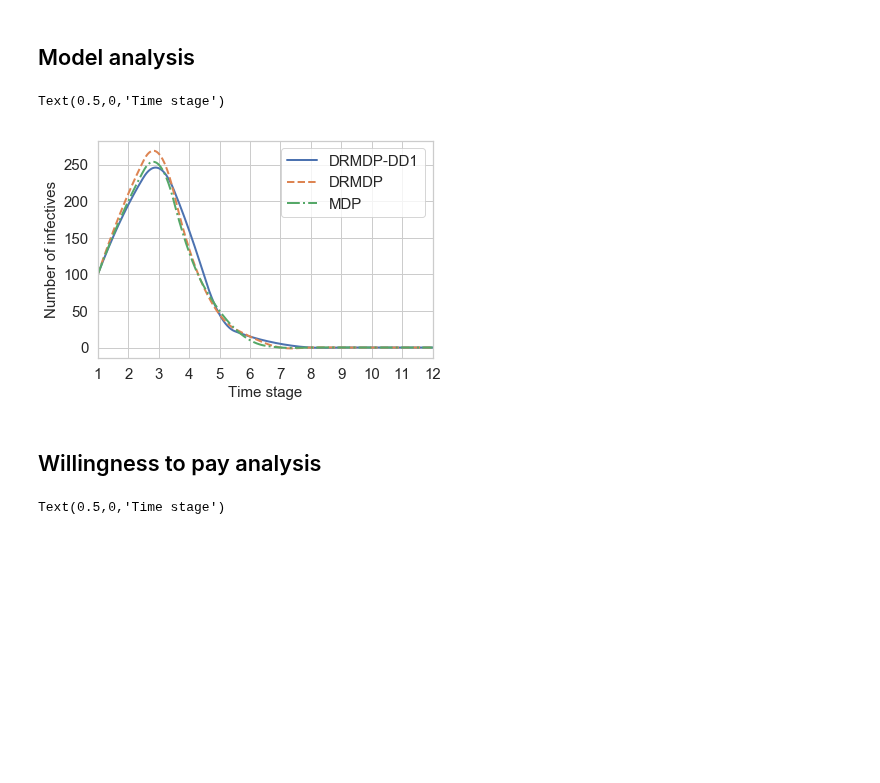
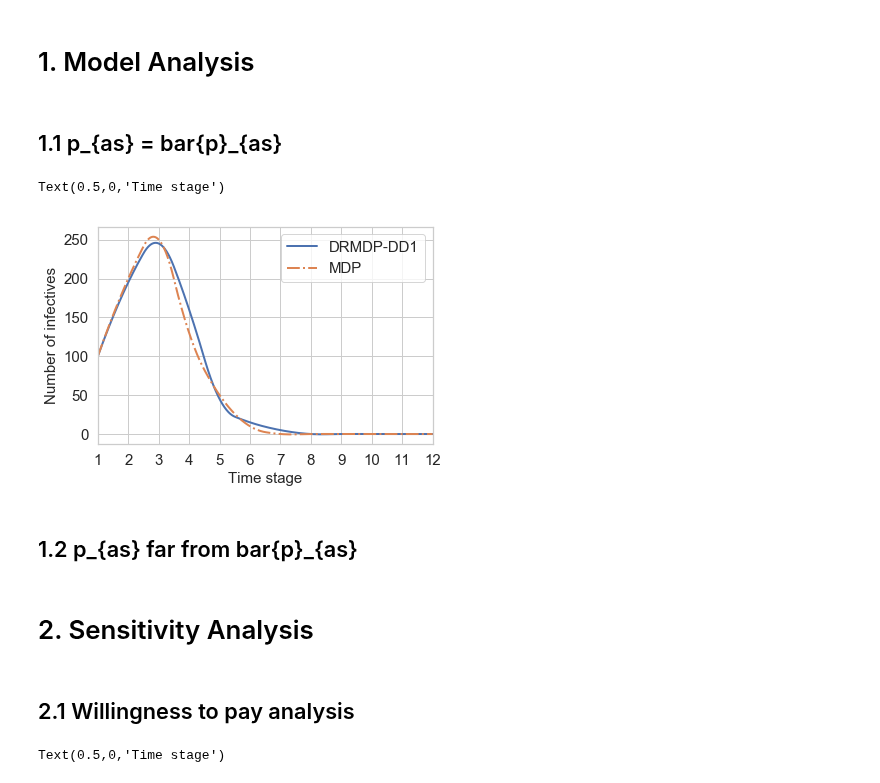
Before and after one commit to kadysongbb/drmdp, a Jupyter notebook: plot.ipynb, the cells around one changed output. Drawn from its saved outputs; the diff is of its cells as text; code cells hidden in the pictures; blank space fills up the shorter version.

```diff
--- a/plot.ipynb
+++ b/plot.ipynb
@@ -1,40 +1,43 @@
 # %% [markdown]
-## Model analysis
+# 1. Model Analysis
+# %% [markdown]
+## 1.1 p_{as} = bar{p}_{as}
 # %%
 from scipy.interpolate import interp1d
 import numpy as np
 import matplotlib.pyplot as plt
 import seaborn as sns
 
 sns.set()
 sns.set_style("whitegrid")
 
 xi_dddrmdp1 = [100,195,245,160,45,15,5,0,0,0,0,0]
-xi_drmdp = [100,210,265,135,45,15,0,0,0,0,0,0]
 xi_mdp = [100,200,250,130,50,10,0,0,0,0,0,0]
 
 f_dddrmdp1 = interp1d(np.arange(1,13), xi_dddrmdp1, kind='quadratic')
-f_drmdp = interp1d(np.arange(1,13), xi_drmdp, kind='quadratic')
 f_mdp = interp1d(np.arange(1,13), xi_mdp, kind='quadratic')
 
 xnew = np.linspace(1,12,num=1000)
 plt.figure()
 plt.plot(xnew, f_dddrmdp1(xnew),label = 'DRMDP-DD1',linewidth = 2)
-plt.plot(xnew, f_drmdp(xnew),'--',label = 'DRMDP',linewidth = 2)
 plt.plot(xnew, f_mdp(xnew),'-.',label = 'MDP',linewidth = 2)
 
 plt.legend(fontsize = 15)
 plt.xticks(fontsize= 15)
 plt.yticks(fontsize= 15)
 plt.xticks(np.arange(1,13))
 plt.xlim((1,12))
 plt.ylabel('Number of infectives', fontsize = 15)
 plt.xlabel('Time stage', fontsize = 15)
 # %% [output]
 Text(0.5,0,'Time stage')
-[figure, old version]
+[figure, new version]
+# %% [markdown]
+## 1.2 p_{as} far from bar{p}_{as}
+# %% [markdown]
+# 2. Sensitivity Analysis
 # %% [markdown]
-## Willingness to pay analysis
+## 2.1 Willingness to pay analysis
 # %%
 xi_dddrmdp1_wtp1 = [100,205,270,210,95,25,5,0,0,0,0,0]
 xi_dddrmdp1_wtp2 = [100,195,245,160,45,15,5,0,0,0,0,0]
```
Also changed, not shown: parts of 3 cells of this notebook, 1 other file.
